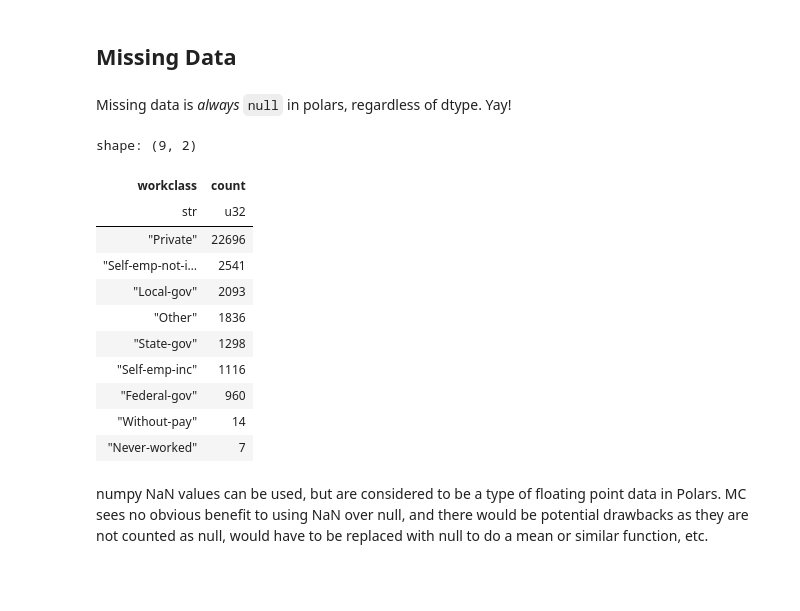
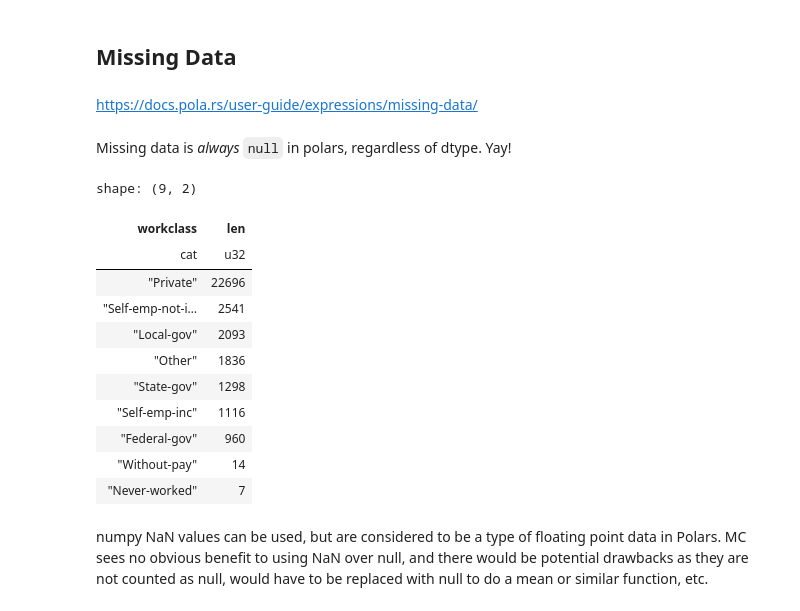
Before and after one commit to m-clark/polars-talk-2024, a Jupyter notebook: polars.ipynb, the cells around one changed output. Drawn from its saved outputs; the diff is of its cells as text; code cells hidden in the pictures; blank space fills up the shorter version.

```diff
--- a/polars.ipynb
+++ b/polars.ipynb
@@ -410,7 +487,8 @@ df_census = df_census.with_columns(
     # pl.when(cs.string() == '?').then(None).otherwise(cs.string()) # doesn't work
 )
 # %%
-df_census.with_columns(cs.string().cast(pl.Categorical)) # very nice
+df_census = df_census.with_columns(cs.string().cast(pl.Categorical)) # very nice
+df_census
 # %% [output]
 shape: (32_561, 15)
 | age | workclass | fnlwgt | education | education.num | marital.status | occupation | relationship | race | ... |
@@ -890,19 +1126,21 @@ shape: (3, 3)
 | 2025-01-03 00:00:00 | "3" | 15.0 |
 # %% [markdown]
 ## Missing Data
+# %% [markdown]
+https://docs.pola.rs/user-guide/expressions/missing-data/
 # %% [markdown]
 Missing data is *always* `null` in polars, regardless of dtype. Yay!
 # %%
 (
     df_census
     .group_by(pl.col('workclass').fill_null('Other'))
-    .count()
-    .sort('count', descending=True)
+    .len()
+    .sort('len', descending=True)
 )
 # %% [output]
 shape: (9, 2)
-| workclass | count |
-| str | u32 |
+| workclass | len |
+| cat | u32 |
 | "Private" | 22696 |
 | "Self-emp-not-i… | 2541 |
 | "Local-gov" | 2093 |
```
Also changed, not shown: parts of 80 cells of this notebook.
